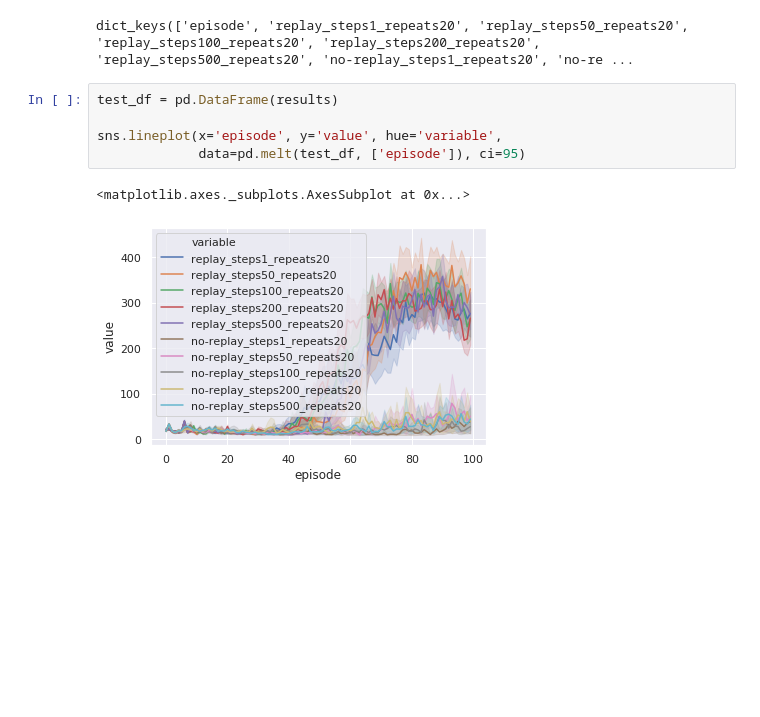
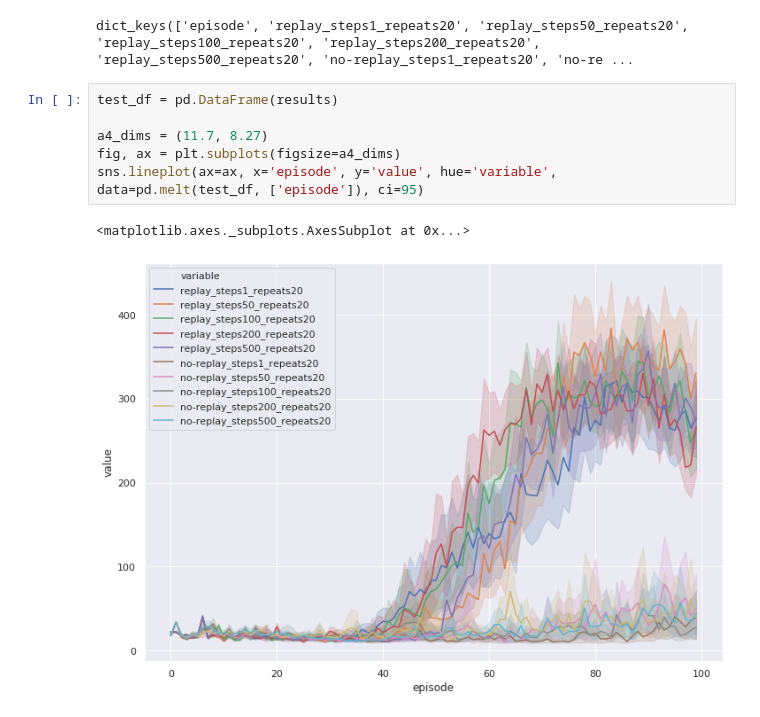
Before and after one commit to YoniSchirris/rl-lab3, a Jupyter notebook: lab3.ipynb, the cells around one changed output. Saved outputs shown, nothing was run; the diff lists cells and outputs as text; blank space fills up the shorter version.

```diff
--- a/lab3.ipynb
+++ b/lab3.ipynb
@@ -401,8 +401,9 @@ dict_keys(['episode', 'replay_steps1_repeats20', 'replay_steps50_repeats20', 're
 # %%
 test_df = pd.DataFrame(results)
 
-sns.lineplot(x='episode', y='value', hue='variable',
-             data=pd.melt(test_df, ['episode']), ci=95)
+a4_dims = (11.7, 8.27)
+fig, ax = plt.subplots(figsize=a4_dims)
+sns.lineplot(ax=ax, x='episode', y='value', hue='variable',  data=pd.melt(test_df, ['episode']), ci=95)
 # %% [output]
 <matplotlib.axes._subplots.AxesSubplot at 0x...>
-[figure, old version]
+[figure, new version]
```
Also changed, not shown: parts of 5 cells of this notebook.
